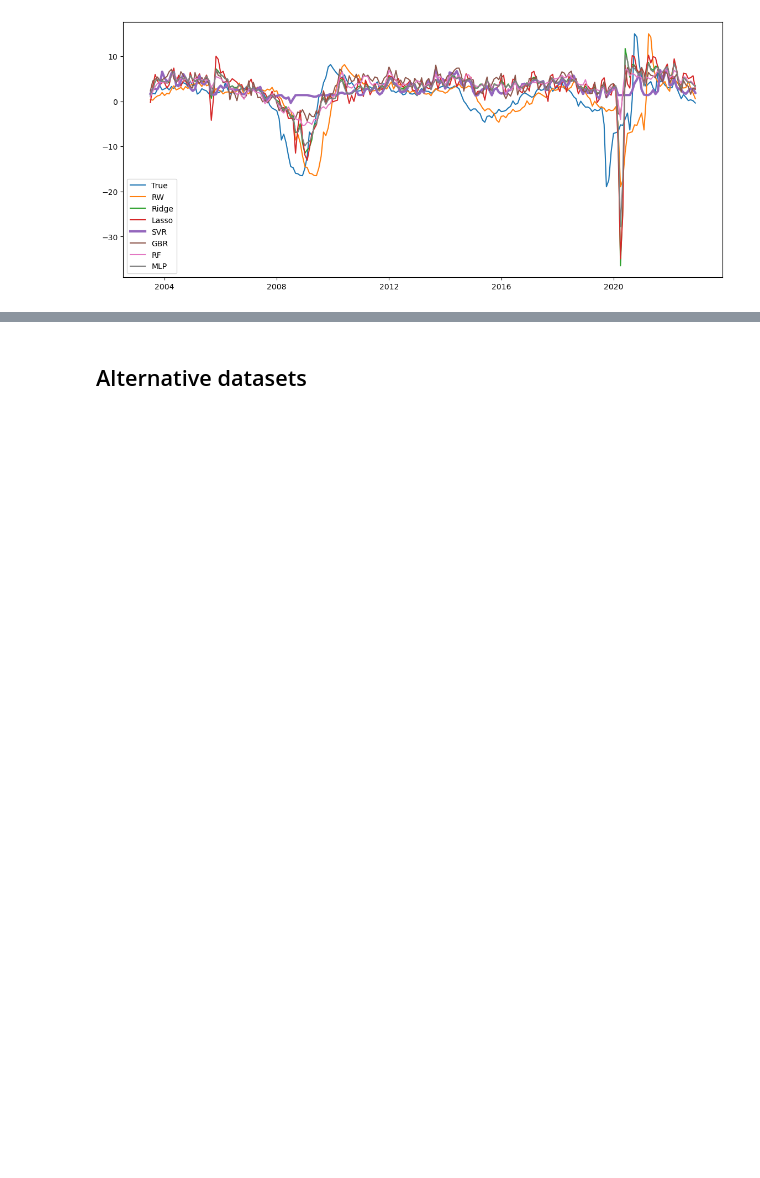
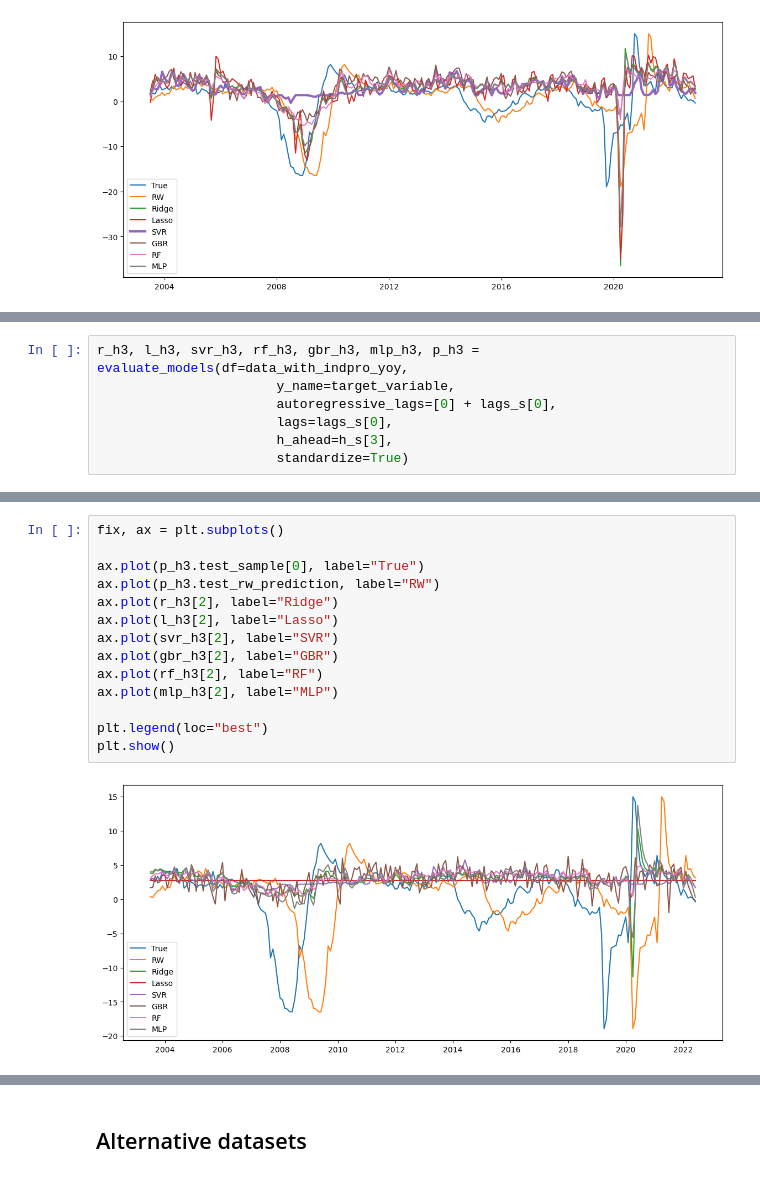
Before and after one commit to vitaliiveremiienko/GRA4160_project, a Jupyter notebook: main.ipynb, the cells around one changed output, grey strips where cells are left out. Drawn from its saved outputs; the diff is of its cells as text; blank space fills up the shorter version.

```diff
--- a/main.ipynb
+++ b/main.ipynb
@@ -1374,0 +1438,7 @@ plt.show()
+# %%
+r_h3, l_h3, svr_h3, rf_h3, gbr_h3, mlp_h3, p_h3 = evaluate_models(df=data_with_indpro_yoy,
+                       y_name=target_variable,
+                       autoregressive_lags=[0] + lags_s[0],
+                       lags=lags_s[0],
+                       h_ahead=h_s[3],
+                       standardize=True)
@@ -1374,0 +1463,16 @@ plt.show()
+# %%
+fix, ax = plt.subplots()
+
+ax.plot(p_h3.test_sample[0], label="True")
+ax.plot(p_h3.test_rw_prediction, label="RW")
+ax.plot(r_h3[2], label="Ridge")
+ax.plot(l_h3[2], label="Lasso")
+ax.plot(svr_h3[2], label="SVR")
+ax.plot(gbr_h3[2], label="GBR")
+ax.plot(rf_h3[2], label="RF")
+ax.plot(mlp_h3[2], label="MLP")
+
+plt.legend(loc="best")
+plt.show()
+# %% [output]
+[figure, added]
```
Also changed, not shown: parts of 66 cells of this notebook, 6 other files.
